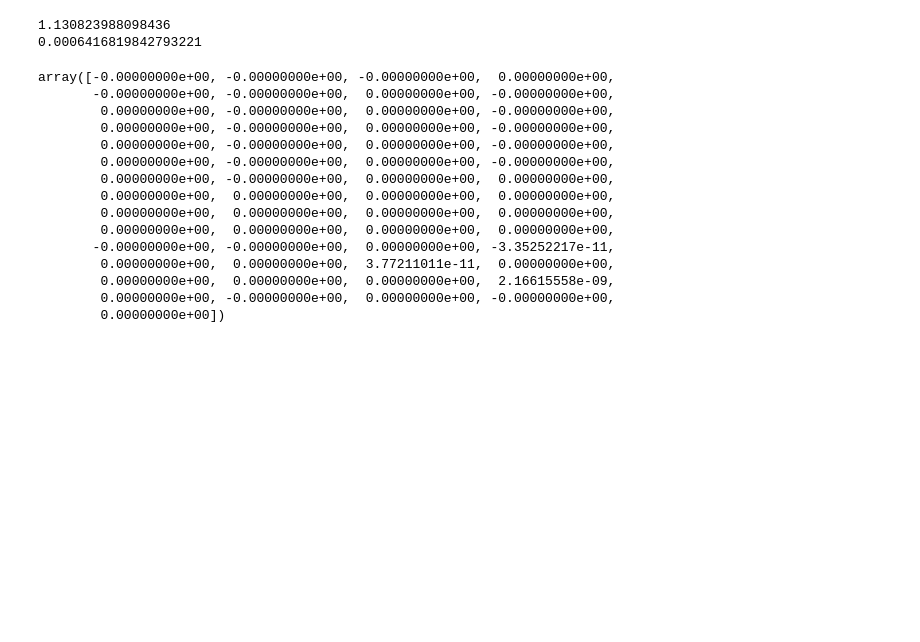
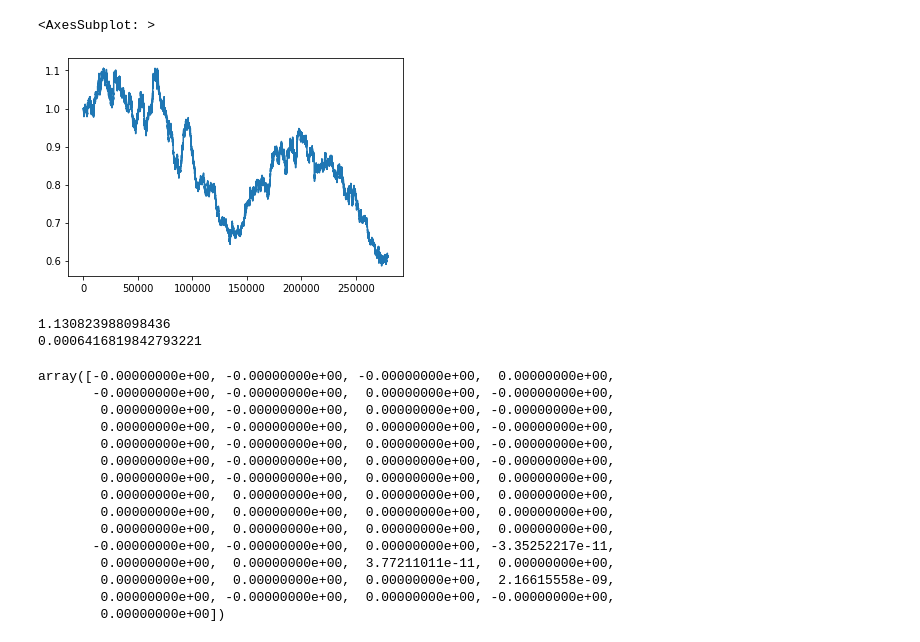
Before and after one commit to guyuuuuu/optiver, a Jupyter notebook: 1st solution/feature_engineer.ipynb, the cells around one changed output. Saved outputs shown, nothing was run; the diff lists cells and outputs as text; code cells hidden in the pictures; blank space fills up the shorter version.

```diff
--- a/1st solution/feature_engineer.ipynb
+++ b/1st solution/feature_engineer.ipynb
@@ -76,7 +76,7 @@ def make_book_feature(stock_id: int, type: str) -> pd.DataFrame:
     agg = book.groupby('time_id').agg(features).reset_index(drop=False)
     agg.columns = ['_'.join(col) for col in agg.columns]
     agg['stock_id'] = stock_id
-    return agg
+    return book
 
 def make_trade_feature(stock_id: int, type: str) -> pd.DataFrame:
     trade = load_trade(stock_id, type)
@@ -88,11 +88,11 @@ def make_trade_feature(stock_id: int, type: str) -> pd.DataFrame:
         'size':[np.sum],
         'order_count':[np.mean],
     }
-
+    trade = trade.fillna(method = 'ffill').dropna()
     agg = trade.groupby('time_id').agg(features).reset_index()
     agg.columns = ['_'.join(col) for col in agg.columns]
     agg['stock_id'] = stock_id
-    return agg
+    return trade
 
 def make_features(stock_ids, type):
     from joblib import Parallel, delayed
@@ -105,3 +121,8 @@ def make_features(stock_ids, type):
+# %%
+(make_trade_feature(3, 'train').log_return+1).cumprod().plot()
+# %% [output]
+<AxesSubplot: >
+[figure, added]
 # %%
 train_features = make_features(stock_ids, 'train')
 
```
Also changed, not shown: parts of 1 cell of this notebook, 4 other files.
